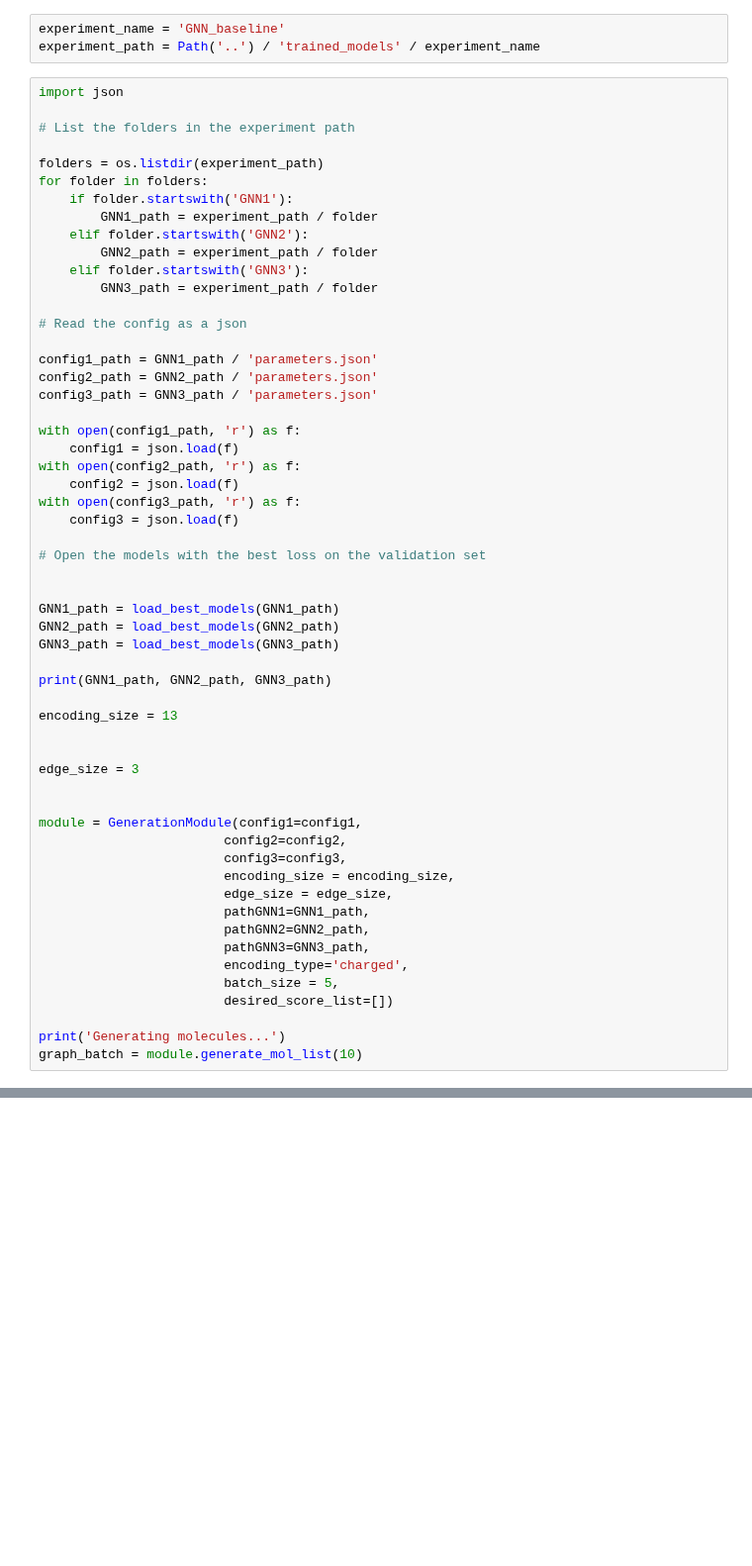
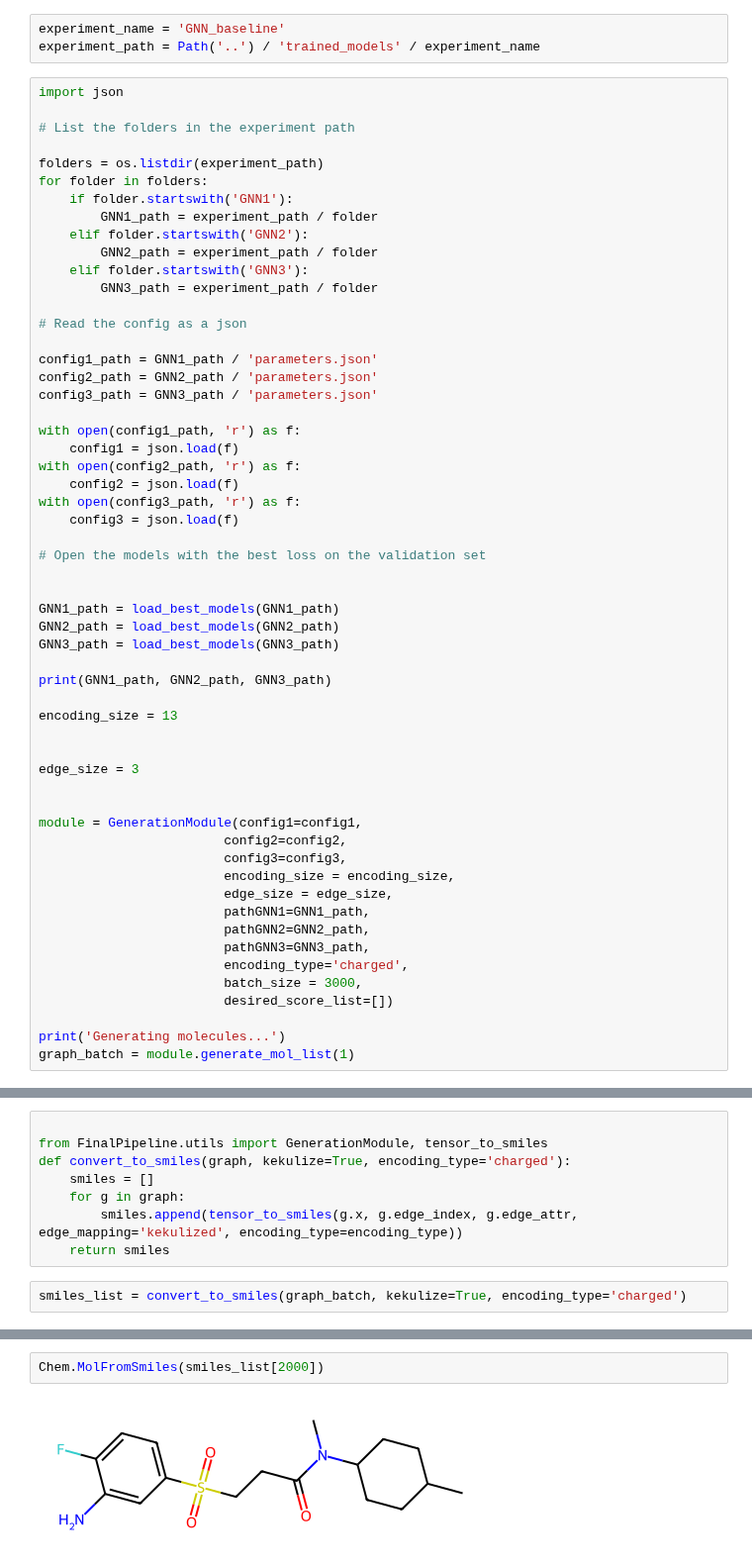
Before and after one commit to Moleculo-Tutti/MolGen, a Jupyter notebook: FinalPipeline/test_batching_pipeline_gen.ipynb, the cells around one changed output, grey strips where cells are left out. Shown at 99% size. Drawn from its saved outputs; the diff is of its cells as text; blank space fills up the shorter version.

Commit message:
best batch generation

```diff
--- a/FinalPipeline/test_batching_pipeline_gen.ipynb
+++ b/FinalPipeline/test_batching_pipeline_gen.ipynb
@@ -665,11 +664,11 @@ module = GenerationModule(config1=config1,
                         pathGNN2=GNN2_path,
                         pathGNN3=GNN3_path,
                         encoding_type='charged',
-                        batch_size = 5,
+                        batch_size = 3000,
                         desired_score_list=[])
 
 print('Generating molecules...')
-graph_batch = module.generate_mol_list(10)
+graph_batch = module.generate_mol_list(1)
 # %% [output]
 Loading best checkpoint number 1 of the epoch 2050.0 with a loss of 0.5107812829972882
 Loading best checkpoint number 1 of the epoch 2550.0 with a loss of 0.1984780294417413
@@ -698,0 +678,10 @@ NameError: name 'new_graph' is not defined
+# %%
+
+from FinalPipeline.utils import GenerationModule, tensor_to_smiles
+def convert_to_smiles(graph, kekulize=True, encoding_type='charged'):
+    smiles = []
+    for g in graph:
+        smiles.append(tensor_to_smiles(g.x, g.edge_index, g.edge_attr, edge_mapping='kekulized', encoding_type=encoding_type))
+    return smiles
+# %%
+smiles_list = convert_to_smiles(graph_batch, kekulize=True, encoding_type='charged')
@@ -698,0 +708,4 @@ NameError: name 'new_graph' is not defined
+# %%
+Chem.MolFromSmiles(smiles_list[2000])
+# %% [output]
+[figure, added]
```
Also changed, not shown: parts of 13 cells of this notebook, 3 other files.
